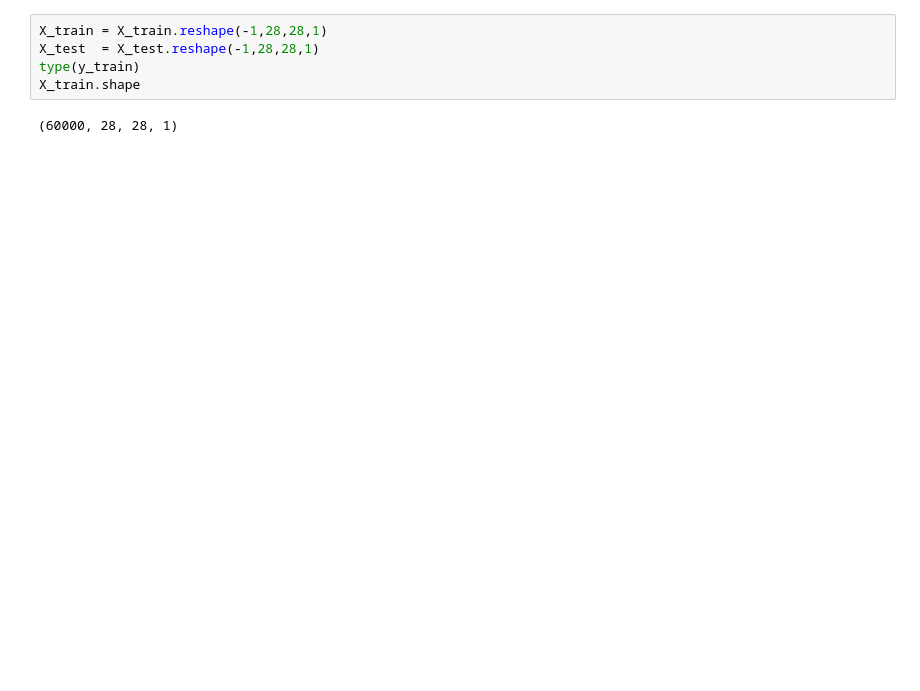
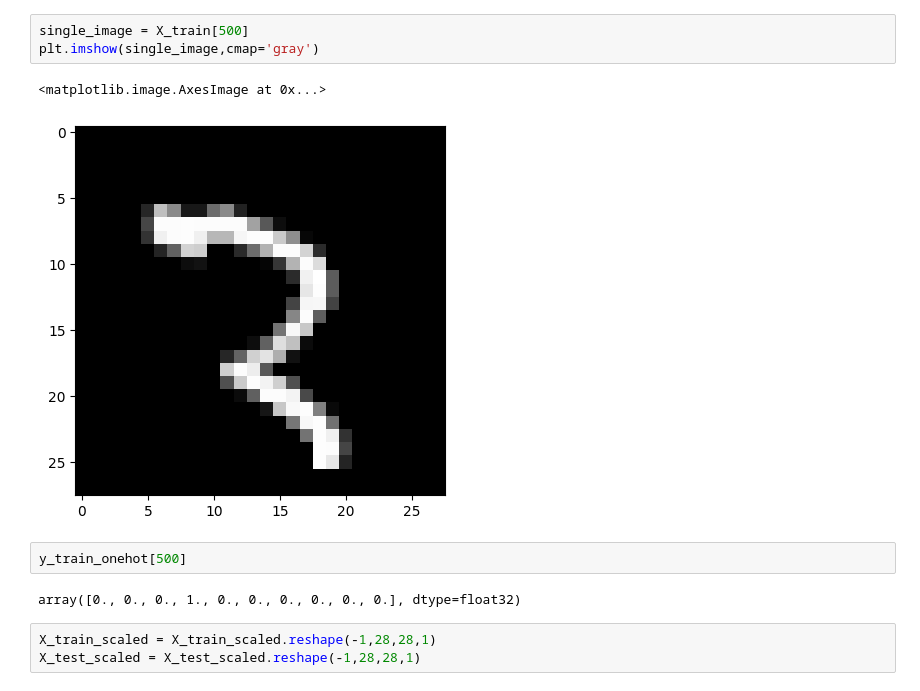
Before and after one commit to Yuvaraj878/Deep_Ex3, a Jupyter notebook: Program/Ex 3.ipynb, the cells around one changed output. Saved outputs shown, nothing was run; the diff lists cells and outputs as text; blank space fills up the shorter version.

```diff
--- a/Program/Ex 3.ipynb
+++ b/Program/Ex 3.ipynb
@@ -24,10 +50,16 @@ plt.imshow(img)
+# %%
+single_image = X_train[500]
+plt.imshow(single_image,cmap='gray')
+# %% [output]
+<matplotlib.image.AxesImage at 0x...>
+[figure, added]
+# %%
+y_train_onehot[500]
+# %% [output]
+array([0., 0., 0., 1., 0., 0., 0., 0., 0., 0.], dtype=float32)
 # %%
-X_train = X_train.reshape(-1,28,28,1)
-X_test  = X_test.reshape(-1,28,28,1)
-type(y_train)
-X_train.shape
+X_train_scaled = X_train_scaled.reshape(-1,28,28,1)
+X_test_scaled = X_test_scaled.reshape(-1,28,28,1)
-# %% [output]
-(60000, 28, 28, 1)
 # %%
 from tensorflow.keras.models import Sequential
 from tensorflow.keras.layers import Conv2D, MaxPooling2D, Dense, Flatten
```
Also changed, not shown: parts of 22 cells of this notebook, 5 other files.
